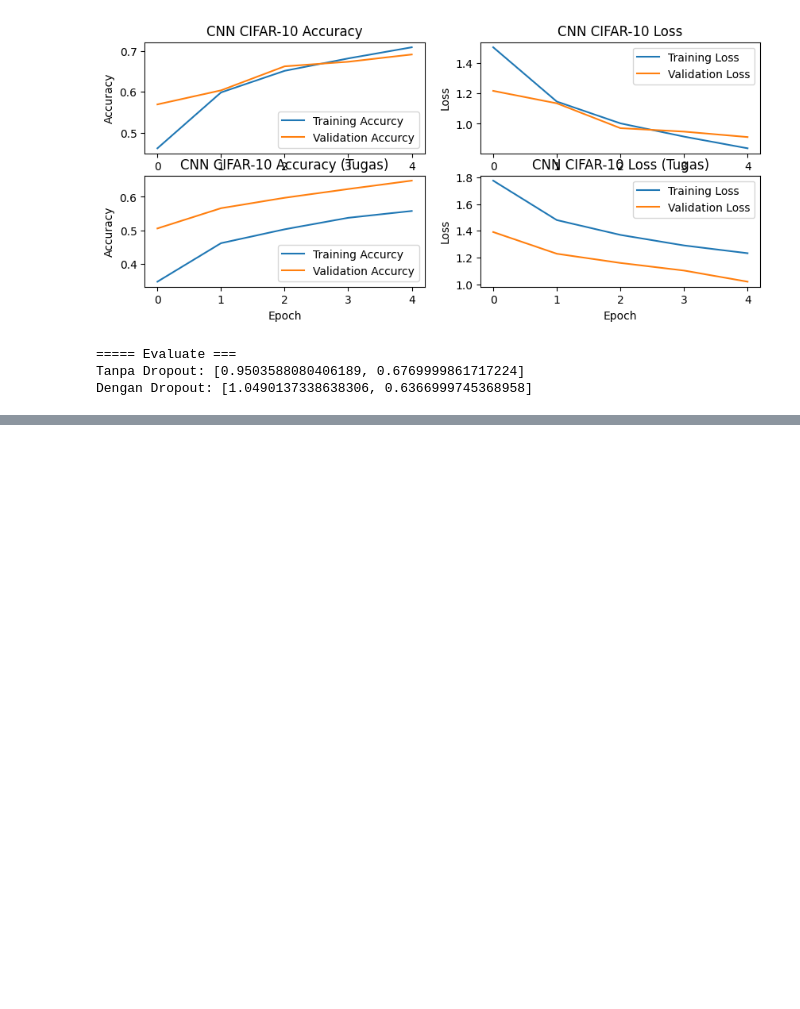
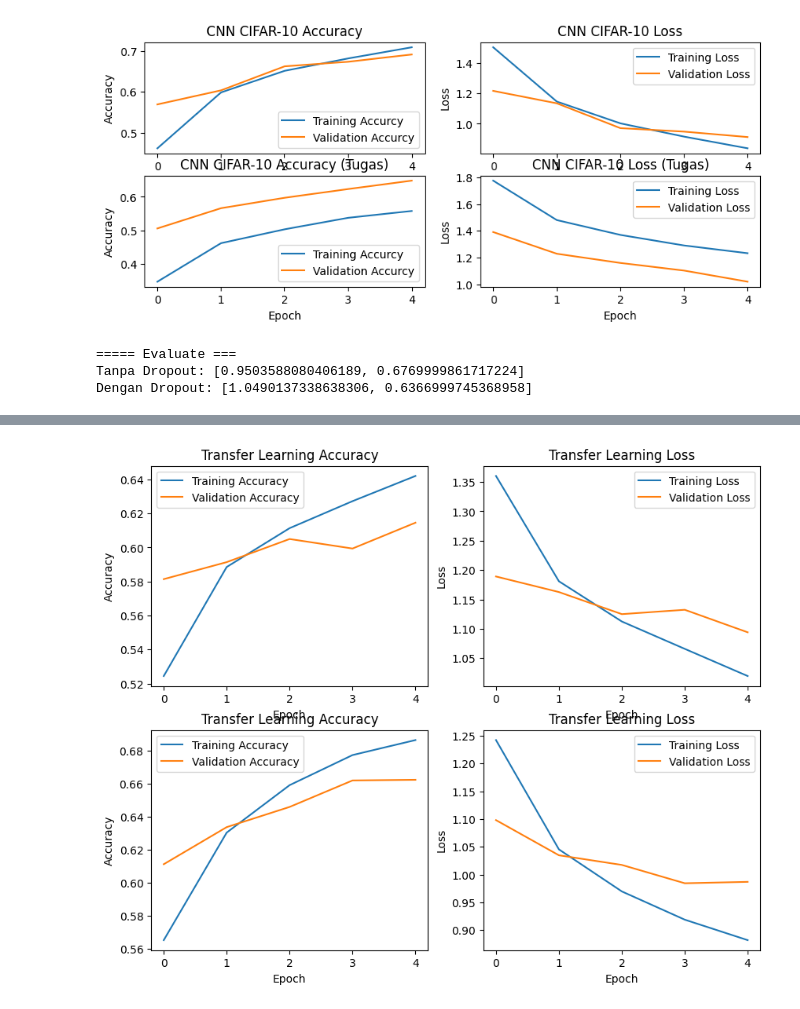
Before and after one commit to ImNotDanish05/2025_Visi-Komputer_TI-2A, a Jupyter notebook: Jobsheet02_KLASIFIKASI-GAMBAR.ipynb, the cells around one changed output, grey strips where cells are left out. Cells and saved outputs as stored; diff of their text form; code cells hidden in the pictures; blank space fills up the shorter version.

```diff
--- a/Jobsheet02_KLASIFIKASI-GAMBAR.ipynb
+++ b/Jobsheet02_KLASIFIKASI-GAMBAR.ipynb
@@ -371,6 +388,6 @@ evaluatemodeltugas = model_tugas.evaluate(x_test, y_test)
 # %%
 # ===== Plot history =====
-plt.figure(figsize=(10,4))
+plt.figure(figsize=(10,8))
 
 plt.subplot(2,2,1)
 plt.plot(history.history['accuracy'], label='Training Accuracy')
@@ -378,35 +395,37 @@ plt.plot(history.history['val_accuracy'], label='Validation Accuracy')
 plt.title('Transfer Learning Accuracy')
 plt.xlabel('Epoch')
 plt.ylabel('Accuracy')
 plt.legend()
 
 plt.subplot(2,2,2)
 plt.plot(history.history['loss'], label='Training Loss')
 plt.plot(history.history['val_loss'], label='Validation Loss')
 plt.title('Transfer Learning Loss')
 plt.xlabel('Epoch')
 plt.ylabel('Loss')
 plt.legend()
 
 
 # ===== Plot history tugas =====
-plt.subplot(2,2,1)
+plt.subplot(2,2,3)
 plt.plot(historytugas.history['accuracy'], label='Training Accuracy')
 plt.plot(historytugas.history['val_accuracy'], label='Validation Accuracy')
 plt.title('Transfer Learning Accuracy')
 plt.xlabel('Epoch')
 plt.ylabel('Accuracy')
 plt.legend()
 
-plt.subplot(2,2,2)
+plt.subplot(2,2,4)
 plt.plot(historytugas.history['loss'], label='Training Loss')
 plt.plot(historytugas.history['val_loss'], label='Validation Loss')
 plt.title('Transfer Learning Loss')
 plt.xlabel('Epoch')
 plt.ylabel('Loss')
 plt.legend()
 
 plt.show()
+# %% [output]
+[figure, added]
 # %%
 # @title Praktikum D6 – Evaluasi dengan Confusion Matrix dan Metrik Lain
 """
```
Also changed, not shown: parts of 3 cells of this notebook.
